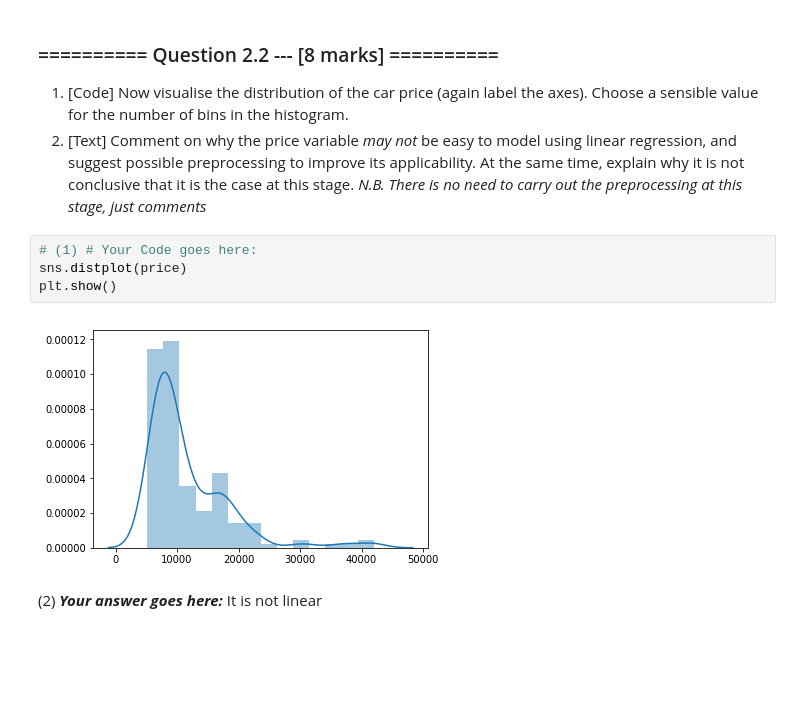
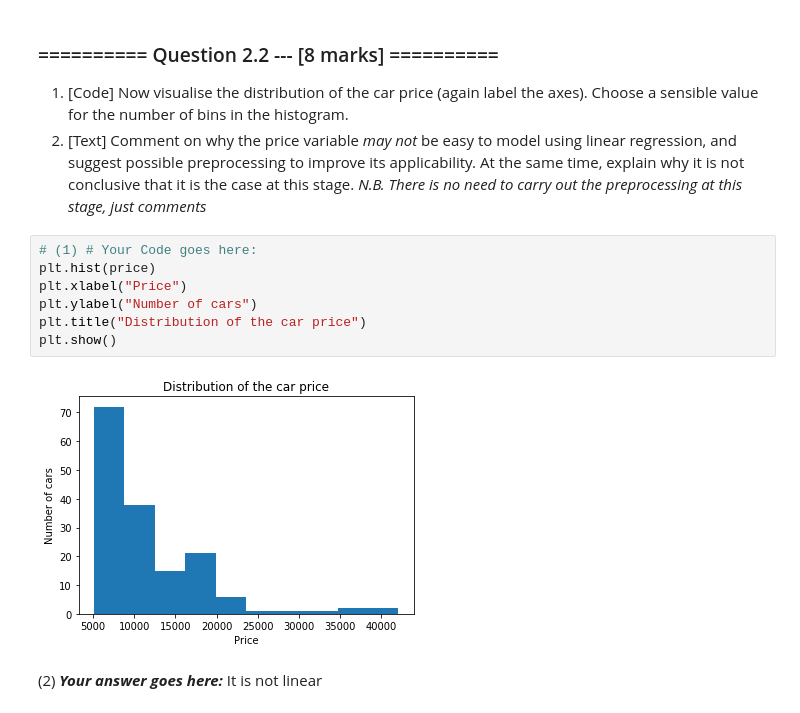
Before and after one commit to Battery233/IAML2018, a Jupyter notebook: Assignments/02_LinearRegression.ipynb, the cells around one changed output. Drawn from its saved outputs; the diff is of its cells as text; blank space fills up the shorter version.

```diff
--- a/Assignments/02_LinearRegression.ipynb
+++ b/Assignments/02_LinearRegression.ipynb
@@ -278,10 +280,13 @@ Good? On y = x
 *N.B. There is no need to carry out the preprocessing at this stage, just comments*
 # %%
 # (1) # Your Code goes here:
-sns.distplot(price)
+plt.hist(price)
+plt.xlabel("Price")
+plt.ylabel("Number of cars")
+plt.title("Distribution of the car price")
 plt.show()
 # %% [output]
-[figure, old version]
+[figure, new version]
 # %% [markdown]
 (2) ***Your answer goes here:***
 It is not linear
```
Also changed, not shown: parts of 11 cells of this notebook.
